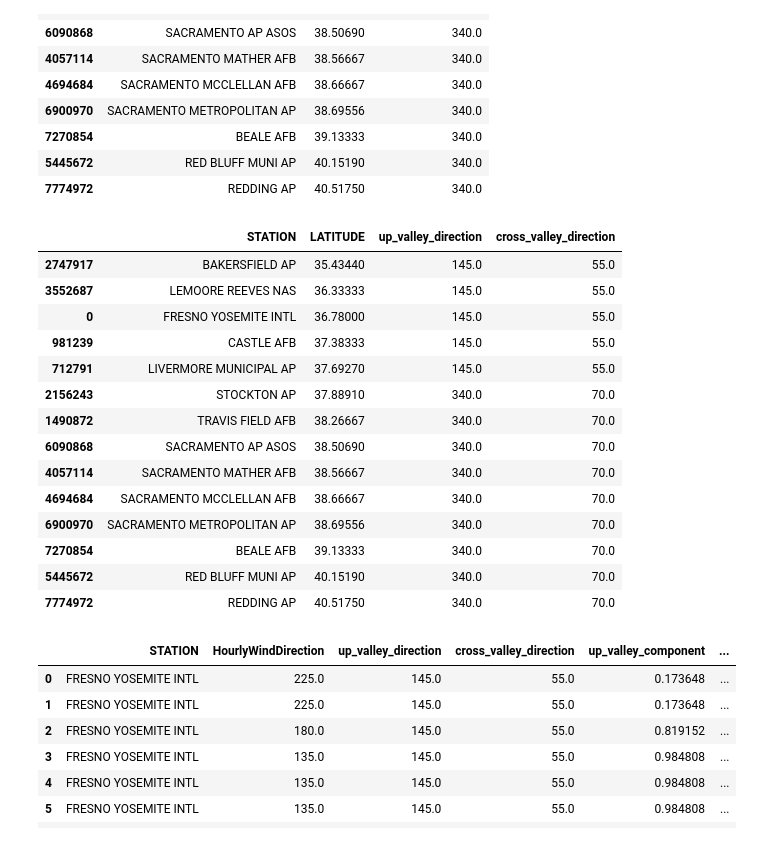
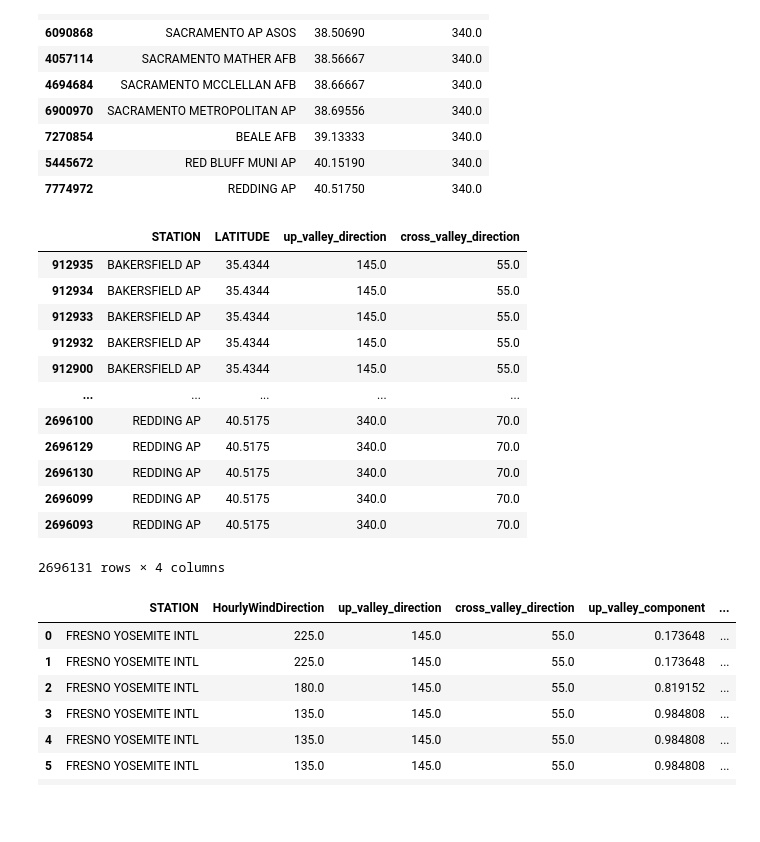
Before and after one commit to audfish/WQ2026, a Jupyter notebook: Fog_wind_analysis_v2.ipynb, the cells around one changed output. Cells and saved outputs as stored; diff of their text form; code cells hidden in the pictures; blank space fills up the shorter version.

Commit message:
Fog event wind direction change analysis

```diff
--- a/Fog_wind_analysis_v2.ipynb
+++ b/Fog_wind_analysis_v2.ipynb
@@ -160,43 +160,47 @@ display(station_up_valley.sort_values("LATITUDE"))
 # %%
 # Define the station-specific cross-valley direction based on latitude:
 # stations below 38°N use 235°, while stations at or above 38°N use 250°.
 station_up_valley["cross_valley_direction"] = np.where(
     station_up_valley["LATITUDE"] < 37.7,
     # 235.0,
     # 250.0
     55.0,
     70.0
 )
 
 # Add the cross-valley direction to the filtered observations
 CV_filtered_rows = CV_filtered_rows.merge(
     station_up_valley[["STATION", "cross_valley_direction"]],
     on="STATION",
     how="left"
 )
 
 # Check the station-specific directions
+# display(
+#     station_up_valley[
+#         ["STATION", "LATITUDE", "up_valley_direction", "cross_valley_direction"]
+#     ].sort_values("LATITUDE")
+# )
+
 display(
-    station_up_valley[
+    CV_filtered_rows[
         ["STATION", "LATITUDE", "up_valley_direction", "cross_valley_direction"]
     ].sort_values("LATITUDE")
 )
 # %% [output]
 |  | STATION | LATITUDE | up_valley_direction | cross_valley_direction |
-| 2747917 | BAKERSFIELD AP | 35.43440 | 145.0 | 55.0 |
-| 3552687 | LEMOORE REEVES NAS | 36.33333 | 145.0 | 55.0 |
-| 0 | FRESNO YOSEMITE INTL | 36.78000 | 145.0 | 55.0 |
-| 981239 | CASTLE AFB | 37.38333 | 145.0 | 55.0 |
-| 712791 | LIVERMORE MUNICIPAL AP | 37.69270 | 145.0 | 55.0 |
-| 2156243 | STOCKTON AP | 37.88910 | 340.0 | 70.0 |
-| 1490872 | TRAVIS FIELD AFB | 38.26667 | 340.0 | 70.0 |
-| 6090868 | SACRAMENTO AP ASOS | 38.50690 | 340.0 | 70.0 |
-| 4057114 | SACRAMENTO MATHER AFB | 38.56667 | 340.0 | 70.0 |
-| 4694684 | SACRAMENTO MCCLELLAN AFB | 38.66667 | 340.0 | 70.0 |
-| 6900970 | SACRAMENTO METROPOLITAN AP | 38.69556 | 340.0 | 70.0 |
-| 7270854 | BEALE AFB | 39.13333 | 340.0 | 70.0 |
-| 5445672 | RED BLUFF MUNI AP | 40.15190 | 340.0 | 70.0 |
-| 7774972 | REDDING AP | 40.51750 | 340.0 | 70.0 |
+| 912935 | BAKERSFIELD AP | 35.4344 | 145.0 | 55.0 |
+| 912934 | BAKERSFIELD AP | 35.4344 | 145.0 | 55.0 |
+| 912933 | BAKERSFIELD AP | 35.4344 | 145.0 | 55.0 |
+| 912932 | BAKERSFIELD AP | 35.4344 | 145.0 | 55.0 |
+| 912900 | BAKERSFIELD AP | 35.4344 | 145.0 | 55.0 |
+| ... | ... | ... | ... | ... |
+| 2696100 | REDDING AP | 40.5175 | 340.0 | 70.0 |
+| 2696129 | REDDING AP | 40.5175 | 340.0 | 70.0 |
+| 2696130 | REDDING AP | 40.5175 | 340.0 | 70.0 |
+| 2696099 | REDDING AP | 40.5175 | 340.0 | 70.0 |
+| 2696093 | REDDING AP | 40.5175 | 340.0 | 70.0 |
+2696131 rows × 4 columns
 # %%
 # Determine up-valley and cross-valley wind components for CV_filtered_rows
 wd_filtered = pd.to_numeric(CV_filtered_rows["HourlyWindDirection"], errors="coerce")
```
Also changed, not shown: parts of 6 cells of this notebook.
